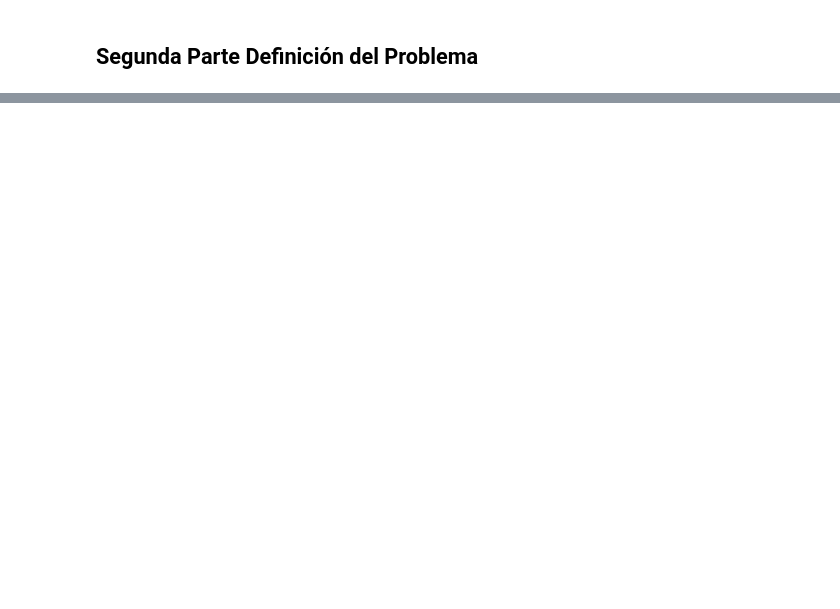
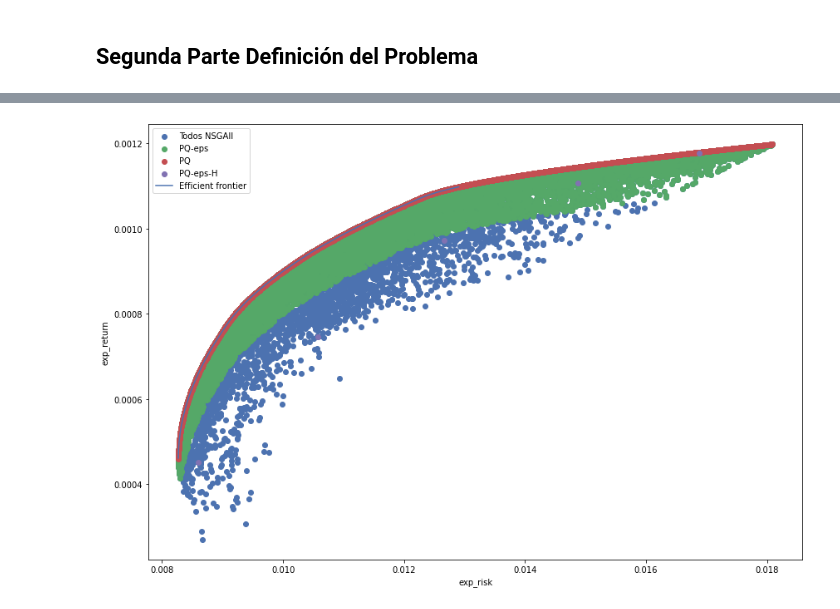
Before and after one commit to yeudiellm/MO-PortafoliosInversion, a Jupyter notebook: PruebasRecopilacion.ipynb, the cells around one changed output, grey strips where cells are left out. Cells and saved outputs as stored; diff of their text form; code cells hidden in the pictures; blank space fills up the shorter version.

```diff
--- a/PruebasRecopilacion.ipynb
+++ b/PruebasRecopilacion.ipynb
@@ -92,0 +81,27 @@ F = all_pop.get('F')
+# %%
+#Criterio para terminar (300 generaciones)
+from pymoo.termination import get_termination
+termination = get_termination("n_gen", 300)
+ref_dirs = get_reference_directions("energy", 2, n_points=99)
+from pymoo.algorithms.moo.nsga2 import NSGA2
+nsgaii = NSGA2(pop_size=100,repair=pymoo_extras.Portfolio_Repair())
+from pymoo.algorithms.moo.sms import SMSEMOA
+smsemoa = SMSEMOA(pop_size=100, repair=pymoo_extras.Portfolio_Repair())
+from pymoo.algorithms.moo.nsga3 import NSGA3
+nsgaiii = NSGA3(pop_size=100,ref_dirs=ref_dirs, repair=pymoo_extras.Portfolio_Repair())
+from pymoo.algorithms.moo.moead import MOEAD
+moead = MOEAD( ref_dirs=ref_dirs, repair=pymoo_extras.Portfolio_Repair())
+# %%
+#En la segunda entrada se puede cambiar el algoritmo a utilizar por alguno de los definidos arriba
+#nsgaii, smsemoa, nsgaiii, moead, los que dan mejores resultados son nsgaii y smsemoa
+X, pdF =pymoo_extras.get_weights_with_pymoo(portfolio_problem, nsgaii, termination)
+# %%
+pdF_best = ArchievingStrategies.get_best_opt(pdF, 1e-8)
+pdF_best_eps = ArchievingStrategies.get_best_opt_eps(pdF, 1e-8, [0.00001, 0.0001])
+pdF_best_H   = ArchievingStrategies.get_best_opt_eps_H(pdF, 1e-8, [0, 0], 0.01) #Muy sensible a las normas
+frames = [pdF, pdF_best_eps, pdF_best, pdF_best_H]
+labels = ['Todos NSGAII', 'PQ-eps', 'PQ', 'PQ-eps-H']
+# %%
+my_plotting.plotting_samples(PROFITS, RISK, frames, labels, (12,8))
+# %% [output]
+[figure, added]
```
Also changed, not shown: parts of 10 cells of this notebook, 4 other files.
